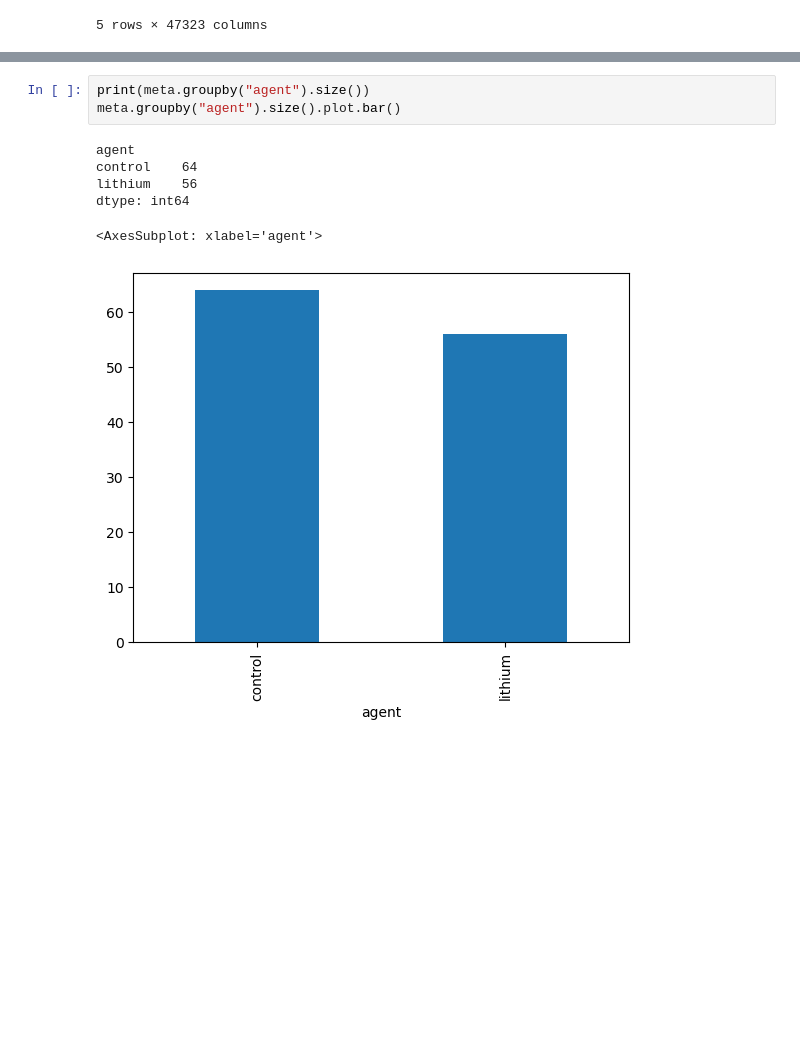
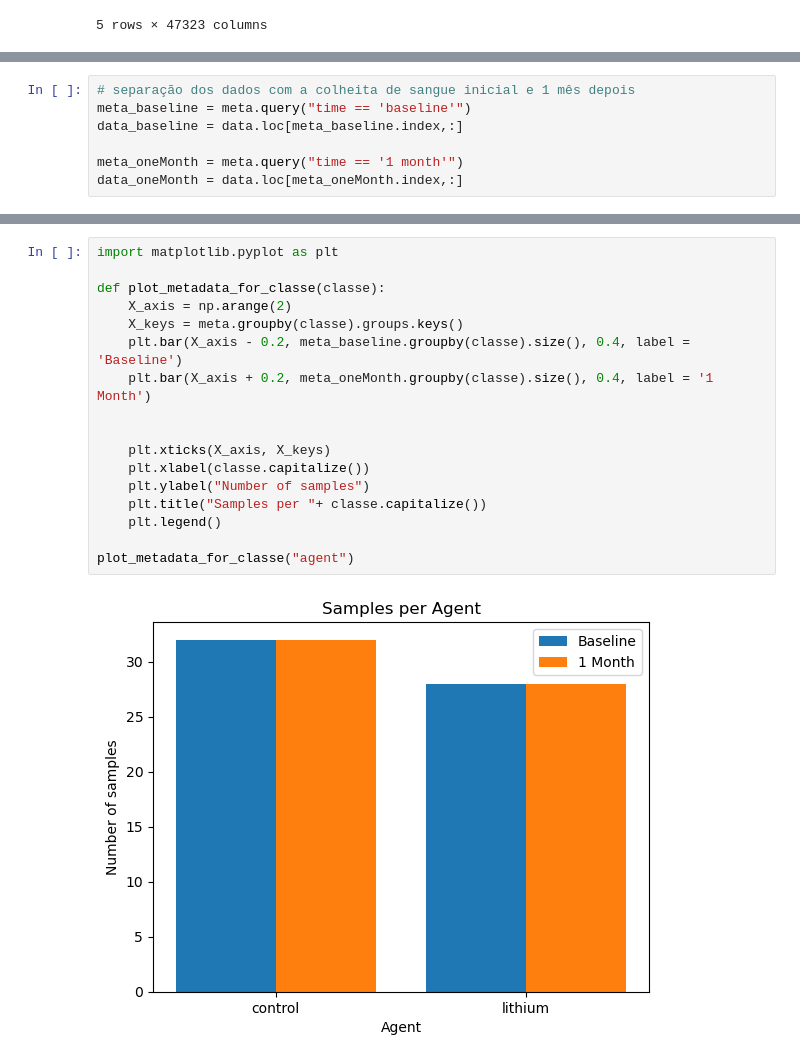
Before and after one commit to cvmota/BioInformatica, a Jupyter notebook: tp_gds5393_data_analysis.ipynb, the cells around one changed output, grey strips where cells are left out. Saved outputs shown, nothing was run; the diff lists cells and outputs as text; blank space fills up the shorter version.

```diff
--- a/tp_gds5393_data_analysis.ipynb
+++ b/tp_gds5393_data_analysis.ipynb
@@ -179,0 +191,7 @@ Length: 47323, dtype: object
+# %%
+# separação dos dados com a colheita de sangue inicial e 1 mês depois
+meta_baseline = meta.query("time == 'baseline'")
+data_baseline = data.loc[meta_baseline.index,:]
+
+meta_oneMonth = meta.query("time == '1 month'")
+data_oneMonth = data.loc[meta_oneMonth.index,:]
@@ -182,10 +234,19 @@ Length: 47323, dtype: object
 # %%
-print(meta.groupby("agent").size())
-meta.groupby("agent").size().plot.bar()
+import matplotlib.pyplot as plt
+
+def plot_metadata_for_classe(classe):
+    X_axis = np.arange(2)
+    X_keys = meta.groupby(classe).groups.keys()
+    plt.bar(X_axis - 0.2, meta_baseline.groupby(classe).size(), 0.4, label = 'Baseline')
+    plt.bar(X_axis + 0.2, meta_oneMonth.groupby(classe).size(), 0.4, label = '1 Month')
+
+
+    plt.xticks(X_axis, X_keys)
+    plt.xlabel(classe.capitalize())
+    plt.ylabel("Number of samples")
+    plt.title("Samples per "+ classe.capitalize())
+    plt.legend()
+
+plot_metadata_for_classe("agent")
 # %% [output]
-agent
-control    64
-lithium    56
-dtype: int64
-<AxesSubplot: xlabel='agent'>
-[figure, old version]
+[figure, new version]
```
Also changed, not shown: parts of 35 cells of this notebook, 2 other files.
